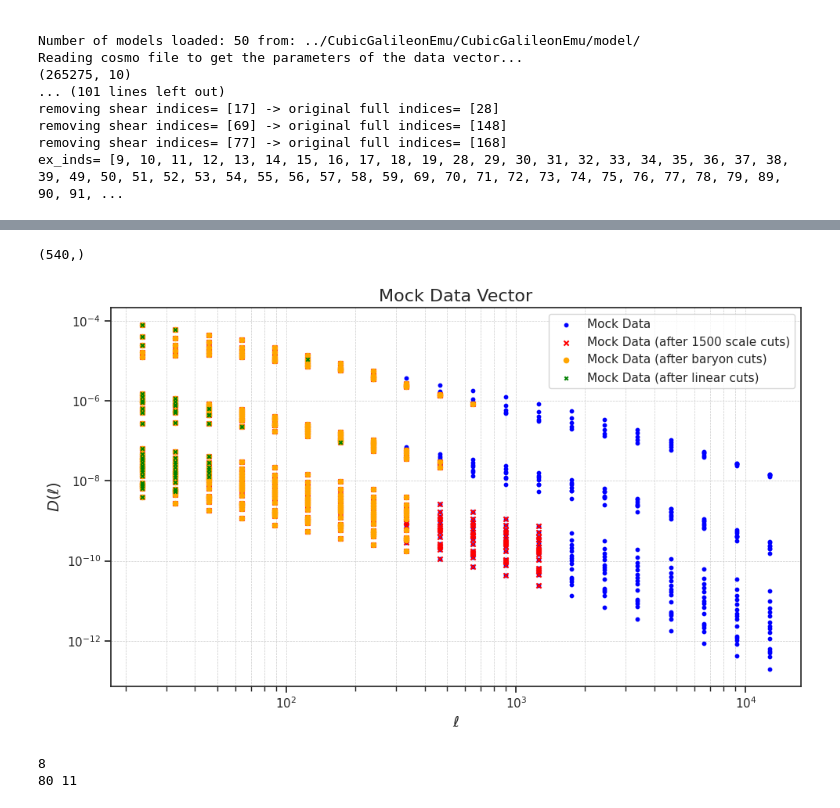
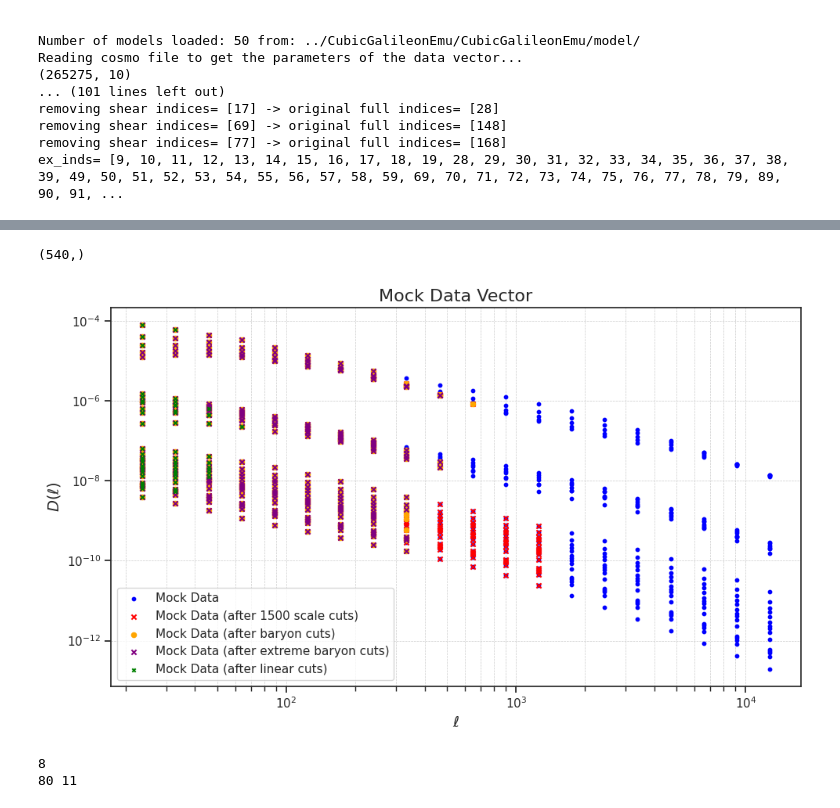
Before and after one commit to CarolaZano/CubicGalileon_Forecasts, a Jupyter notebook: Checks_Cell_forecasting.ipynb, the cells around one changed output, grey strips where cells are left out. Cells and saved outputs as stored; diff of their text form; code cells hidden in the pictures.

Commit message:
small bug linear scale cuts

```diff
--- a/Checks_Cell_forecasting.ipynb
+++ b/Checks_Cell_forecasting.ipynb
@@ -939,10 +925,10 @@ for i in range(36):
     for j in range(len(f_phi_universe)):
         color = cmap(f_phi_universe[j])
         ax_res.plot(ell_mockdata[datavector_count*20: datavector_count*20+20], residual[j][datavector_count*20: datavector_count*20+20], '-', color=color, markersize=3)
-        ax_res.plot(ell_mockdata[datavector_count*20: datavector_count*20+20], residual_copy[j][datavector_count*20: datavector_count*20+20], '--', color=color,alpha=0.5, markersize=3)
+        #ax_res.plot(ell_mockdata[datavector_count*20: datavector_count*20+20], residual_copy[j][datavector_count*20: datavector_count*20+20], '--', color=color,alpha=0.5, markersize=3)
     # additionally plot residual for ecosmog
     ax_res.plot(ell_mockdata[datavector_count*20: datavector_count*20+20], residual_ecosmog[0][datavector_count*20: datavector_count*20+20], '-', color='red', markersize=3, label='ECOSMOG')
-    ax_res.plot(ell_mockdata[datavector_count*20: datavector_count*20+20], residual_ecosmog_copy[0][datavector_count*20: datavector_count*20+20], '--', color='red',alpha=0.5, markersize=3, label='ECOSMOG')
+    #ax_res.plot(ell_mockdata[datavector_count*20: datavector_count*20+20], residual_ecosmog_copy[0][datavector_count*20: datavector_count*20+20], '--', color='red',alpha=0.5, markersize=3, label='ECOSMOG')
 
     # additionally plot the error from the covariance
     ax_res.fill_between(ell_mockdata[datavector_count*20: datavector_count*20+20], -diag_errors[datavector_count*20: datavector_count*20+20]/D_mockdata_GR[datavector_count*20: datavector_count*20+20],
@@ -1825,9 +1826,9 @@ config_file = 'ini_files/config_run_ell1500_k0p2_fphi0p5.yaml'
 
 C_ell_data_mock, gauss_invcov_rotated = initialize_run_forecast(config_file)
 
-#config_file_lin = 'ini_files/config_run_linearcuts_k0p2.yaml'
+config_file_lin = 'ini_files/config_run_linearcuts_k0p2.yaml'
 
-#C_ell_data_mock_lin, gauss_invcov_rotated_lin = initialize_run_forecast(config_file_lin)
+C_ell_data_mock_lin, gauss_invcov_rotated_lin = initialize_run_forecast(config_file_lin)
 # %% [output]
 (50, 5)
 [0, 1, 2, 3, 4, 5, 6, 7, 8, 9, 10, 11, 12, 13, 14, 15, 16, 17, 18, 19, 20, 21, 22, 23, 24, 25, 26, 27, 28, 29, 30, 31, 32, 33, 34, 35, 36, 37, 38, 39, 40, 41, 42, 43, 44, 45, 46, 47, 48]
@@ -1875,0 +1893,4 @@ NameError: name 'initialize_run_forecast' is not defined
+# %%
+config_file_bar_extreme = 'ini_files/config_run_baryoniccuts_k0p2.yaml'
+
+C_ell_data_mock_bar_extreme, gauss_invcov_rotated_bar_extreme = initialize_run_forecast(config_file_bar_extreme, baryonic_cut_extreme=True)
@@ -1888,36 +1927,44 @@ ell_mockdata_cut = np.delete(ell_mockdata, newdat)
 D_mockdata_cut = np.delete(D_mockdata, newdat)
 plt.scatter(ell_mockdata_cut, D_mockdata_cut, color='red', label='Mock Data (after 1500 scale cuts)', s=20, marker='x')
 
 
 # do the same for baryon cuts
 ell_mockdata_bar = C_ell_data_mock_bar[1]
 D_mockdata_bar = C_ell_data_mock_bar[0]
 newdat_bar = np.where(np.all(gauss_invcov_rotated_bar == 0, axis=0))[0]
 ell_mockdata_cut_bar = np.delete(ell_mockdata_bar, newdat_bar)
 D_mockdata_cut_bar = np.delete(D_mockdata, newdat_bar)
 plt.scatter(ell_mockdata_cut_bar, D_mockdata_cut_bar, color='orange', label='Mock Data (after baryon cuts)', s=20)
 
+# do the same for extreme baryon cuts
+
+ell_mockdata_bar_extreme = C_ell_data_mock_bar_extreme[1]
+D_mockdata_bar_extreme = C_ell_data_mock_bar_extreme[0]
+newdat_bar_extreme = np.where(np.all(gauss_invcov_rotated_bar_extreme == 0, axis=0))[0]
+ell_mockdata_cut_bar_extreme = np.delete(ell_mockdata_bar_extreme, newdat_bar_extreme)
+D_mockdata_cut_bar_extreme = np.delete(D_mockdata, newdat_bar_extreme)
+plt.scatter(ell_mockdata_cut_bar_extreme, D_mockdata_cut_bar_extreme, color='purple', label='Mock Data (after extreme baryon cuts)', s=20, marker='x')
 # do the same for linear cuts
-"""
+
 ell_mockdata_lin = C_ell_data_mock_lin[1]
 D_mockdata_lin = C_ell_data_mock_lin[0]
 newdat_lin = np.where(np.all(gauss_invcov_rotated_lin == 0, axis=0))[0]
 ell_mockdata_cut_lin = np.delete(ell_mockdata_lin, newdat_lin)
 D_mockdata_cut_lin = np.delete(D_mockdata, newdat_lin)
 plt.scatter(ell_mockdata_cut_lin, D_mockdata_cut_lin, color='green', label='Mock Data (after linear cuts)', s=10, marker='x')
-"""
+
 plt.xlabel(r'$\ell$', fontsize=14)
 plt.ylabel(r'$D(\ell)$', fontsize=14)
 plt.xscale('log')
 plt.yscale('log')
 plt.title('Mock Data Vector', fontsize=16)
 plt.grid(True, which='both', linestyle='--', linewidth=0.5)
 plt.legend()
 plt.tight_layout()
 plt.show()
 # %% [output]
 (540,)
-[figure, old version]
+[figure, new version]
 # %%
 ##### Set the random seed for reproducibility
 from multiprocessing import cpu_count
```
Also changed, not shown: parts of 7 cells of this notebook, 47 other files.
